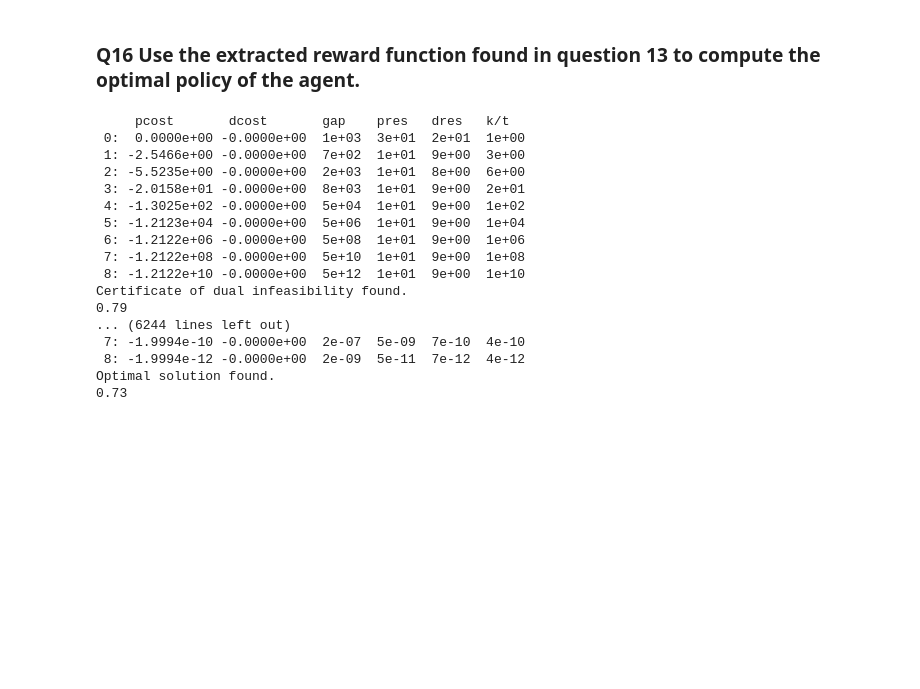
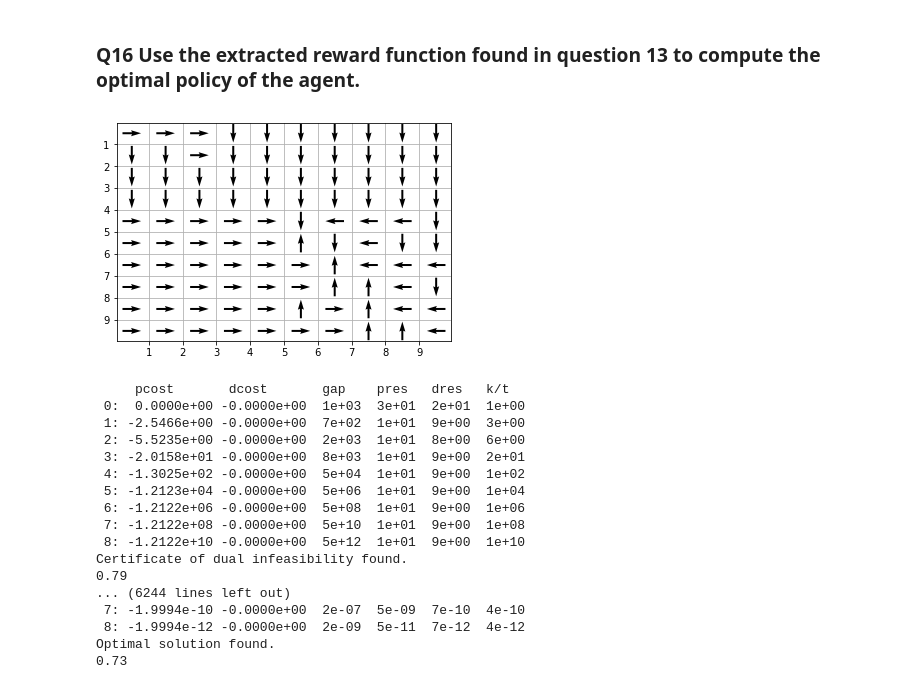
Before and after one commit to twjeric/UCLA-EE232-Large-Scale-Social-and-Complex-Networks, a Jupyter notebook: Project3/proj3_4attrs.ipynb, the cells around one changed output. Cells and saved outputs as stored; diff of their text form; code cells hidden in the pictures; blank space fills up the shorter version.

```diff
--- a/Project3/proj3_4attrs.ipynb
+++ b/Project3/proj3_4attrs.ipynb
@@ -526,13 +505,15 @@ hm_vs = sns.heatmap(Vs_max_lamda1_2d)
 # %% [markdown]
 ### Q16 Use the extracted reward function found in question 13 to compute the optimal policy of the agent. ###
 # %%
-optimalAction_max_lamda1_2 = np.zeros(height * width)
+optimalAction_max_lamda1 = np.zeros(height * width)
 calOptimalAction(optimalAction_max_lamda1, tp,extracted_reward_max_lamda1 , Vs_max_lamda1, discount)
 optimalAction_max_lamda1_2d = optimalAction_max_lamda1.reshape((height, width))
 arrows_max_lamda1 = action2Arrow(optimalAction_max_lamda1, arrows)
 path_max_lamda1 = np.array(arrows_max_lamda1).reshape((height,width)).T
 # print(tabulate(optimalAction_max_lamda1_2d.T,  tablefmt='fancy_grid'))
 print_path(path_max_lamda1)
+# %% [output]
+[figure, added]
 # %%
 # Q18
 # print(optimalAction2)
```
Also changed, not shown: parts of 13 cells of this notebook.
